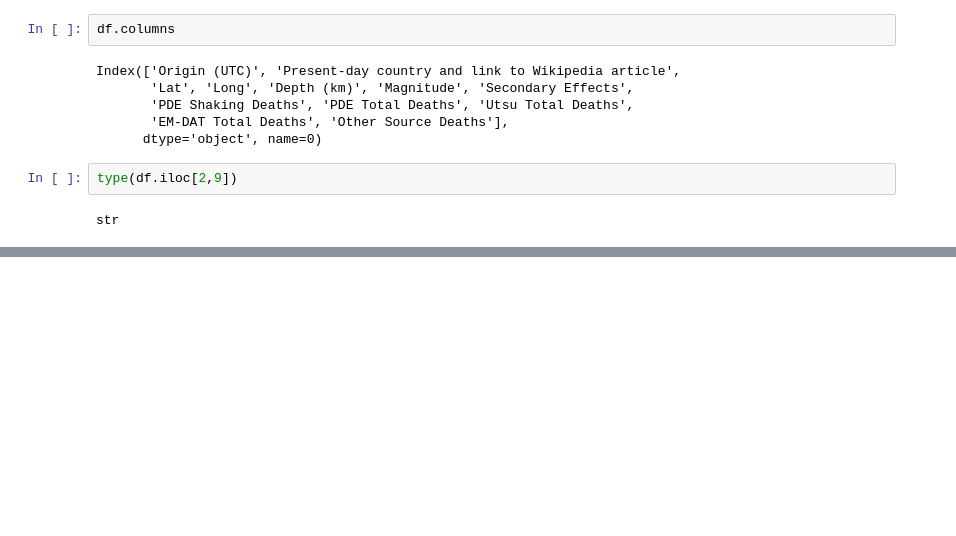
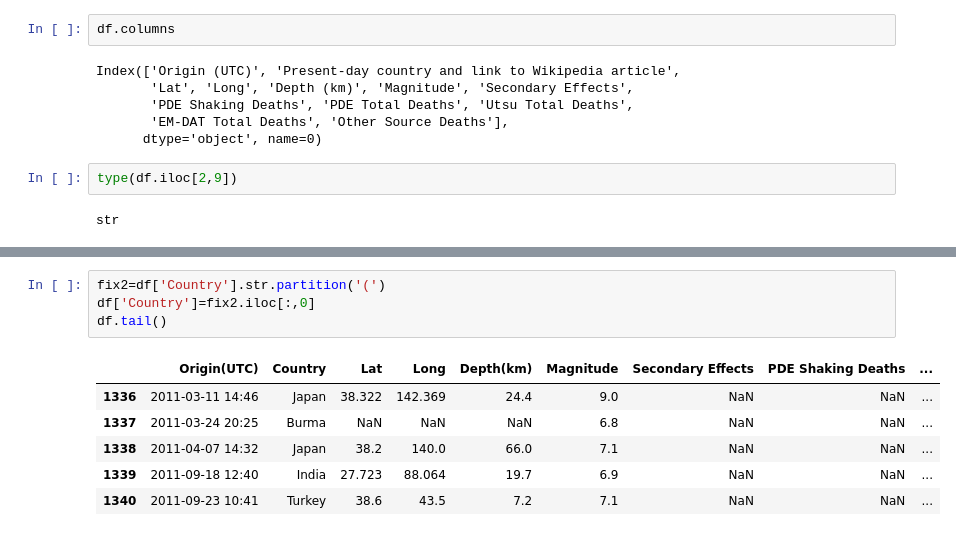
Before and after one commit to Cjcarlevato/data-question-3-earthquakes-the-dream-crushers, a Jupyter notebook: EarthquakeUWN.ipynb, the cells around one changed output, grey strips where cells are left out. Cells and saved outputs as stored; diff of their text form; blank space fills up the shorter version.

```diff
--- a/EarthquakeUWN.ipynb
+++ b/EarthquakeUWN.ipynb
@@ -385,0 +393,11 @@ Name: deaths, Length: 1341, dtype: float64
+# %%
+fix2=df['Country'].str.partition('(')
+df['Country']=fix2.iloc[:,0]
+df.tail()
+# %% [output]
+|  | Origin(UTC) | Country | Lat | Long | Depth(km) | Magnitude | Secondary Effects | PDE Shaking Deaths | ... |
+| 1336 | 2011-03-11 14:46 | Japan | 38.322 | 142.369 | 24.4 | 9.0 | NaN | NaN | ... |
+| 1337 | 2011-03-24 20:25 | Burma | NaN | NaN | NaN | 6.8 | NaN | NaN | ... |
+| 1338 | 2011-04-07 14:32 | Japan | 38.2 | 140.0 | 66.0 | 7.1 | NaN | NaN | ... |
+| 1339 | 2011-09-18 12:40 | India | 27.723 | 88.064 | 19.7 | 6.9 | NaN | NaN | ... |
+| 1340 | 2011-09-23 10:41 | Turkey | 38.6 | 43.5 | 7.2 | 7.1 | NaN | NaN | ... |
```
Also changed, not shown: parts of 12 cells of this notebook.
